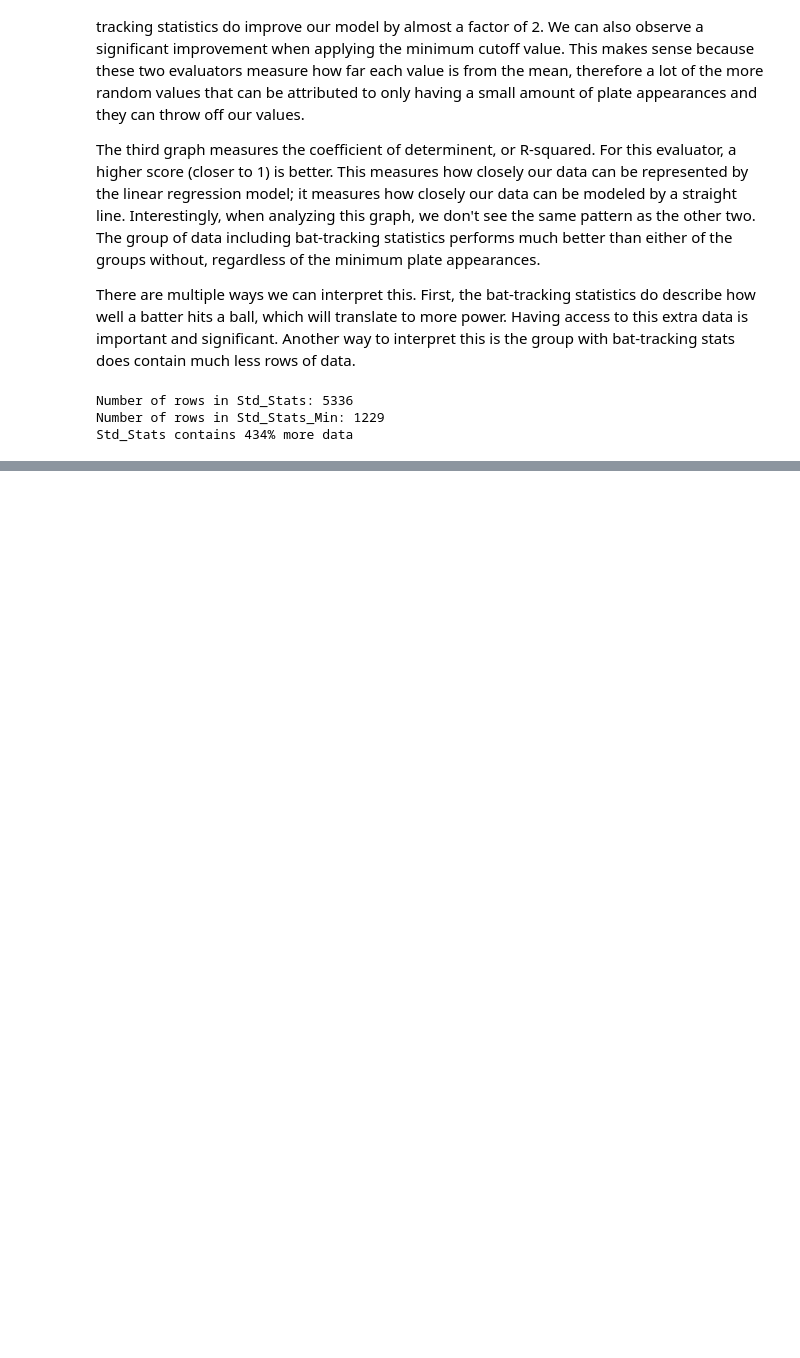
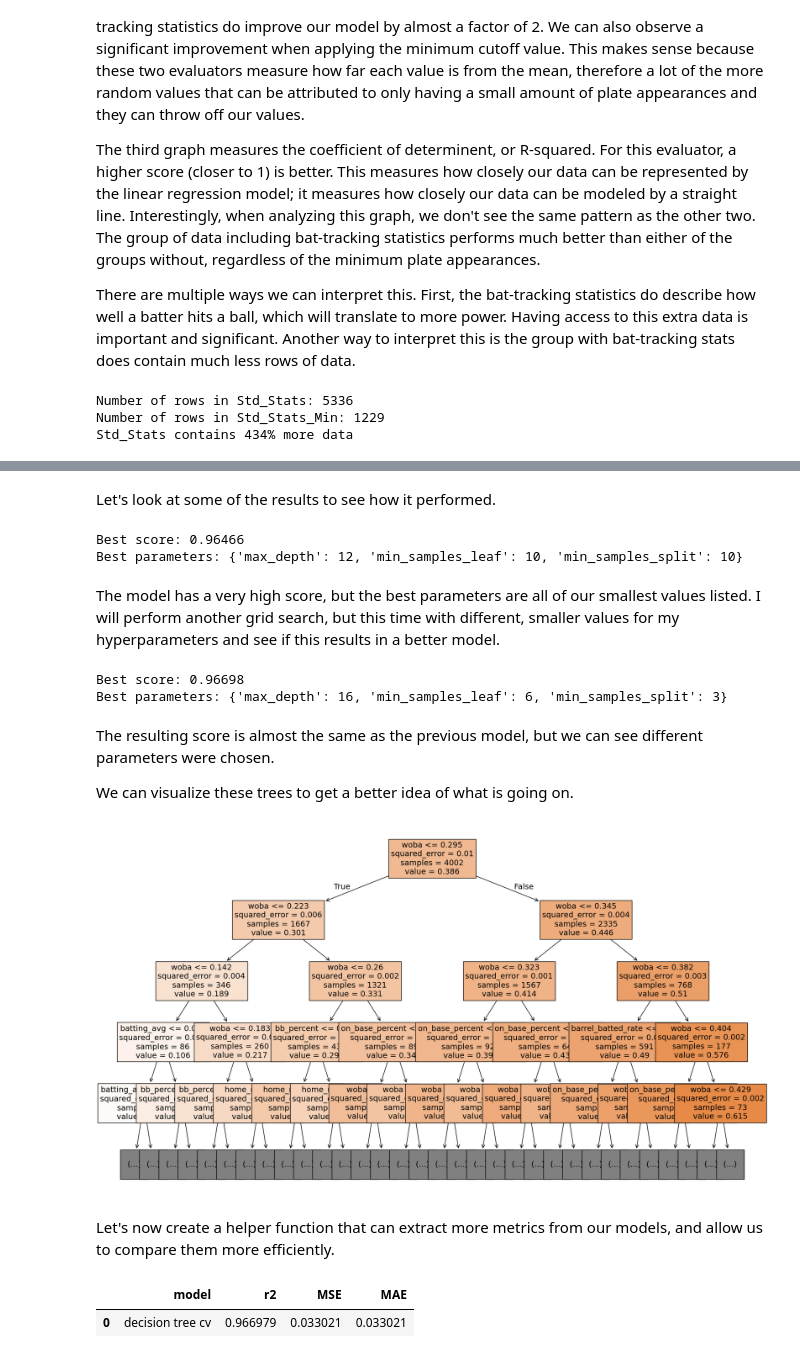
Before and after one commit to RyRom/da-proj, a Jupyter notebook: ml_demo.ipynb, the cells around one changed output, grey strips where cells are left out. Drawn from its saved outputs; the diff is of its cells as text; code cells hidden in the pictures; blank space fills up the shorter version.

Commit message:
Added decision tree model creation and evaluation. Need to run other datasets through decision tree regressor and compare

```diff
--- a/ml_demo.ipynb
+++ b/ml_demo.ipynb
@@ -889,0 +895,12 @@ Now, let's try to model our data with a decision tree, and do the same filtering
+# %%
+# Isolate predictor and target variables
+X = df.iloc[:,3:]
+X.drop(columns=['slg_percent'], inplace=True)
+
+y = df['slg_percent']
+
+# Test train split
+X_train, X_test, y_train, y_test = train_test_split(X, y, test_size=0.25, random_state=42)
+
+# Define model
+dt = DecisionTreeRegressor(random_state=0)
@@ -889,0 +916,53 @@ Now, let's try to model our data with a decision tree, and do the same filtering
+# %%
+# Dictionary of hyperparameters to search over
+cv_params = {'max_depth': [8, 12, 16, None],
+             'min_samples_split': [10, 20, 50],
+             'min_samples_leaf': [10, 20, 50, 75]
+            }
+
+# Dictionary of scoring metrics
+scoring = dict.fromkeys(['neg_mean_squared_error', 'neg_mean_absolute_error', 'r2'])
+
+# Instantiate Grid Search
+tree1 = GridSearchCV(dt, cv_params, scoring=scoring, cv=4, refit='r2')
+# %%
+# Fit model to data
+tree1.fit(X_train, y_train);
+# %% [markdown]
+Let's look at some of the results to see how it performed.
+# %%
+print(f'Best score: {tree1.best_score_:.5f}')
+print(f'Best parameters: {tree1.best_params_}')
+# %% [output]
+Best score: 0.96466
+Best parameters: {'max_depth': 12, 'min_samples_leaf': 10, 'min_samples_split': 10}
+# %% [markdown]
+The model has a very high score, but the best parameters are all of our smallest values listed. I will perform another grid search, but this time with different, smaller values for my hyperparameters and see if this results in a better model.
+# %%
+cv_params = {'max_depth': [8, 12, 16, None],
+             'min_samples_split': [3, 5, 10],
+             'min_samples_leaf': [2, 4, 6, 10]
+            }
+
+tree2 = GridSearchCV(dt, cv_params, scoring=scoring, cv=4, refit='r2')
+
+tree2.fit(X_train, y_train)
+
+print(f'Best score: {tree2.best_score_:.5f}')
+print(f'Best parameters: {tree2.best_params_}')
+# %% [output]
+Best score: 0.96698
+Best parameters: {'max_depth': 16, 'min_samples_leaf': 6, 'min_samples_split': 3}
+# %% [markdown]
+The resulting score is almost the same as the previous model, but we can see different parameters were chosen.
+
+We can visualize these trees to get a better idea of what is going on.
+# %%
+# Plot the tree
+plt.figure(figsize=(20,12))
+tree.plot_tree(tree1.best_estimator_, max_depth=4, fontsize=14, feature_names=X.columns, class_names={0:'stayed', 1:'left'}, filled=True);
+plt.show()
+# %% [output]
+[figure, added]
+# %% [markdown]
+Let's now create a helper function that can extract more metrics from our models, and allow us to compare them more efficiently.
@@ -889,0 +1006,6 @@ Now, let's try to model our data with a decision tree, and do the same filtering
+# %%
+tree1_cv_results = make_results('decision tree cv', tree2, 'r2')
+tree1_cv_results
+# %% [output]
+|  | model | r2 | MSE | MAE |
+| 0 | decision tree cv | 0.966979 | 0.033021 | 0.033021 |
```
Also changed, not shown: parts of 19 cells of this notebook.
